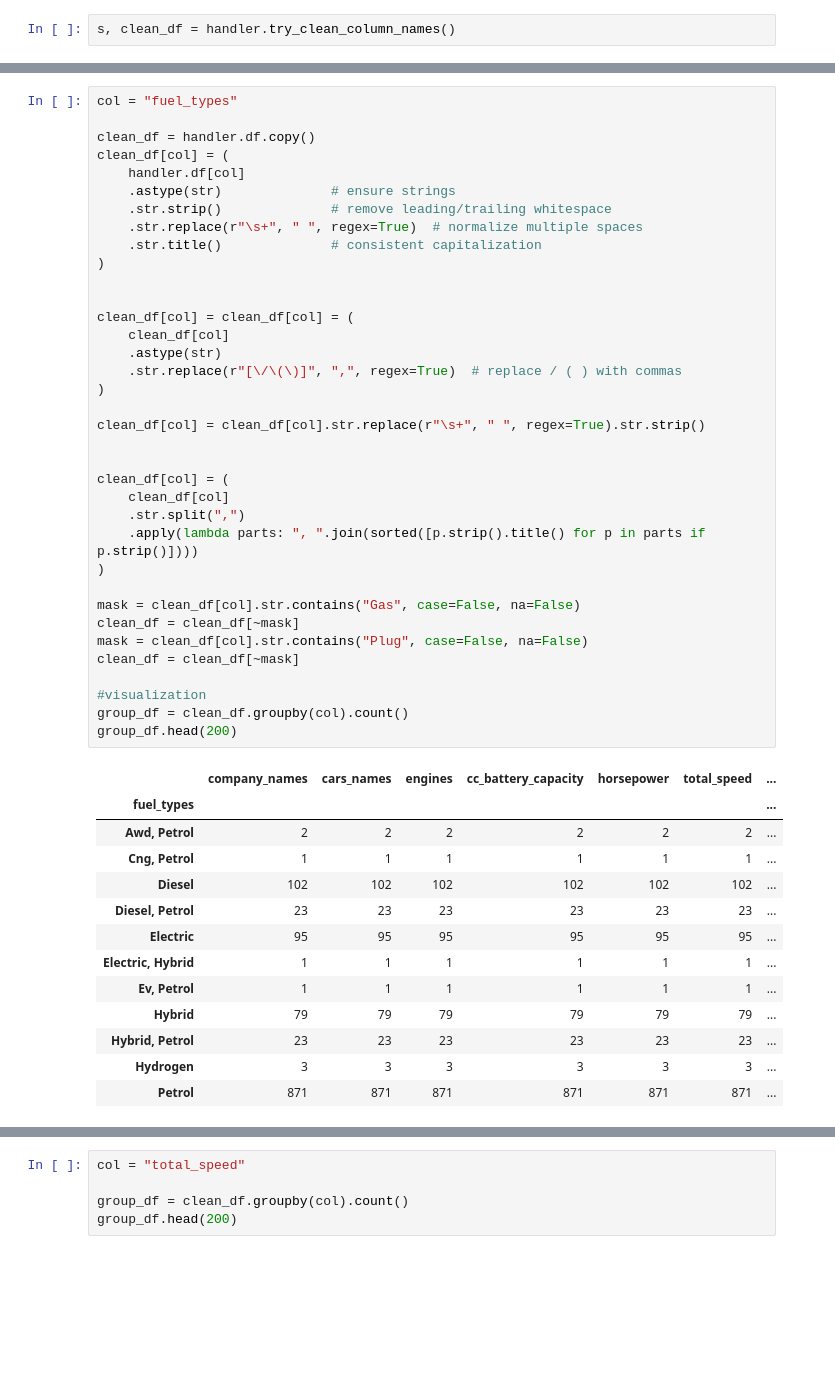
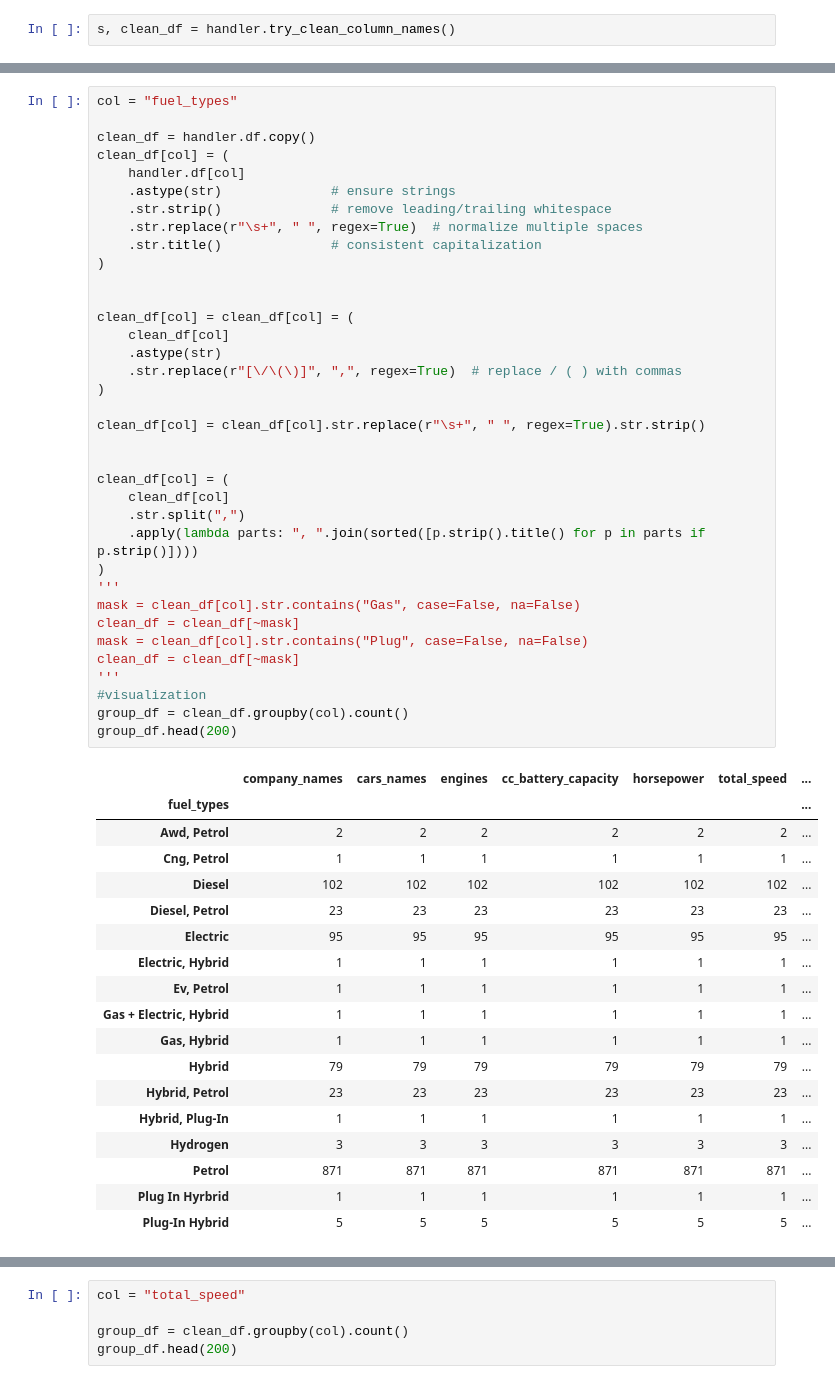
Before and after one commit to Wazard/GruppoX-Car-Analysis, a Jupyter notebook: car_analysis.ipynb, the cells around one changed output, grey strips where cells are left out. Saved outputs shown, nothing was run; the diff lists cells and outputs as text; blank space fills up the shorter version.

```diff
--- a/car_analysis.ipynb
+++ b/car_analysis.ipynb
@@ -109,37 +132,42 @@ clean_df[col] = clean_df[col] = (
     clean_df[col]
     .astype(str)
     .str.replace(r"[\/\(\)]", ",", regex=True)  # replace / ( ) with commas
 )
 
 clean_df[col] = clean_df[col].str.replace(r"\s+", " ", regex=True).str.strip()
 
 
 clean_df[col] = (
     clean_df[col]
     .str.split(",")
     .apply(lambda parts: ", ".join(sorted([p.strip().title() for p in parts if p.strip()])))
 )
-
+'''
 mask = clean_df[col].str.contains("Gas", case=False, na=False)
 clean_df = clean_df[~mask]
 mask = clean_df[col].str.contains("Plug", case=False, na=False)
 clean_df = clean_df[~mask]
-
+'''
 #visualization
 group_df = clean_df.groupby(col).count()
 group_df.head(200)
 # %% [output]
 |  | company_names | cars_names | engines | cc_battery_capacity | horsepower | total_speed | ... |
 | fuel_types |  |  |  |  |  |  | ... |
 | Awd, Petrol | 2 | 2 | 2 | 2 | 2 | 2 | ... |
 | Cng, Petrol | 1 | 1 | 1 | 1 | 1 | 1 | ... |
 | Diesel | 102 | 102 | 102 | 102 | 102 | 102 | ... |
 | Diesel, Petrol | 23 | 23 | 23 | 23 | 23 | 23 | ... |
 | Electric | 95 | 95 | 95 | 95 | 95 | 95 | ... |
 | Electric, Hybrid | 1 | 1 | 1 | 1 | 1 | 1 | ... |
 | Ev, Petrol | 1 | 1 | 1 | 1 | 1 | 1 | ... |
+| Gas + Electric, Hybrid | 1 | 1 | 1 | 1 | 1 | 1 | ... |
+| Gas, Hybrid | 1 | 1 | 1 | 1 | 1 | 1 | ... |
 | Hybrid | 79 | 79 | 79 | 79 | 79 | 79 | ... |
 | Hybrid, Petrol | 23 | 23 | 23 | 23 | 23 | 23 | ... |
+| Hybrid, Plug-In | 1 | 1 | 1 | 1 | 1 | 1 | ... |
 | Hydrogen | 3 | 3 | 3 | 3 | 3 | 3 | ... |
 | Petrol | 871 | 871 | 871 | 871 | 871 | 871 | ... |
+| Plug In Hyrbrid | 1 | 1 | 1 | 1 | 1 | 1 | ... |
+| Plug-In Hybrid | 5 | 5 | 5 | 5 | 5 | 5 | ... |
 # %% [markdown]
```
Also changed, not shown: parts of 18 cells of this notebook, 1 other file.
